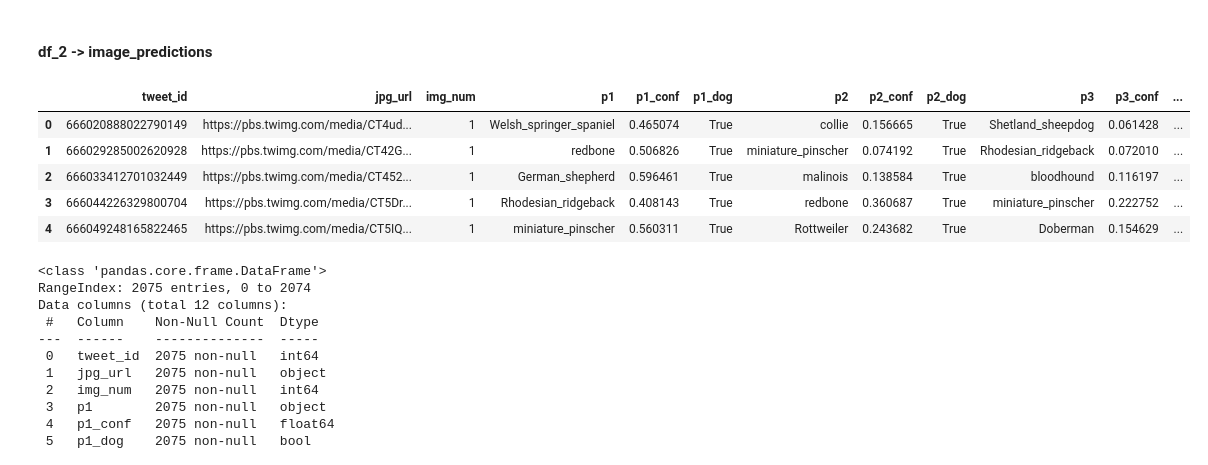
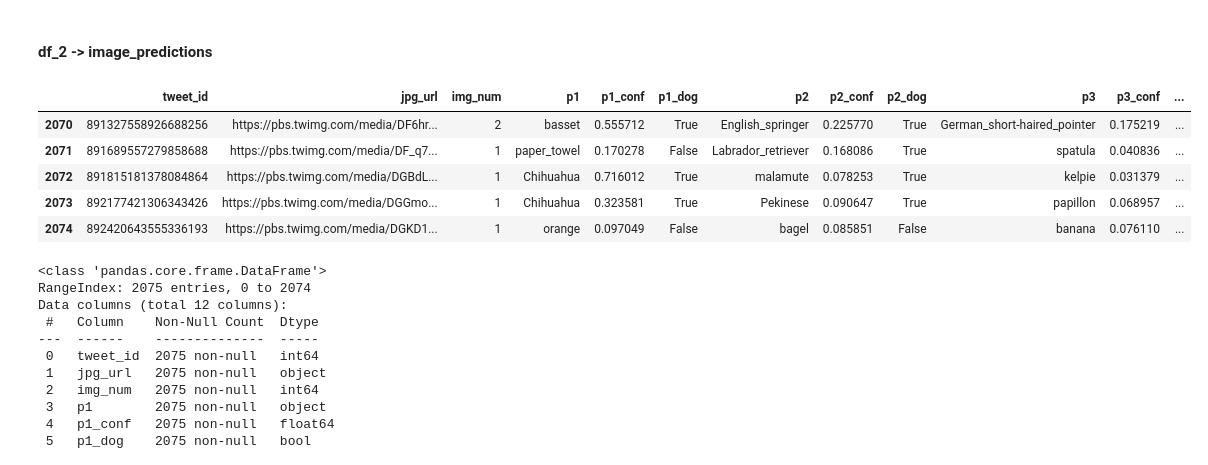
Before and after one commit to Reganmatics/Udacity_WeRateDogs_project, a Jupyter notebook: wrangle_act.ipynb, the cells around one changed output. Cells and saved outputs as stored; diff of their text form; code cells hidden in the pictures.

```diff
--- a/wrangle_act.ipynb
+++ b/wrangle_act.ipynb
@@ -246,14 +268,14 @@ Name: name, Length: 957, dtype: int64
 # %% [markdown]
 #### df_2 -> image_predictions
 # %%
-df_2.head()
+df_2.tail()
 # %% [output]
 |  | tweet_id | jpg_url | img_num | p1 | p1_conf | p1_dog | p2 | p2_conf | p2_dog | p3 | p3_conf | ... |
-| 0 | 666020888022790149 | https://pbs.twimg.com/media/CT4ud... | 1 | Welsh_springer_spaniel | 0.465074 | True | collie | 0.156665 | True | Shetland_sheepdog | 0.061428 | ... |
-| 1 | 666029285002620928 | https://pbs.twimg.com/media/CT42G... | 1 | redbone | 0.506826 | True | miniature_pinscher | 0.074192 | True | Rhodesian_ridgeback | 0.072010 | ... |
-| 2 | 666033412701032449 | https://pbs.twimg.com/media/CT452... | 1 | German_shepherd | 0.596461 | True | malinois | 0.138584 | True | bloodhound | 0.116197 | ... |
-| 3 | 666044226329800704 | https://pbs.twimg.com/media/CT5Dr... | 1 | Rhodesian_ridgeback | 0.408143 | True | redbone | 0.360687 | True | miniature_pinscher | 0.222752 | ... |
-| 4 | 666049248165822465 | https://pbs.twimg.com/media/CT5IQ... | 1 | miniature_pinscher | 0.560311 | True | Rottweiler | 0.243682 | True | Doberman | 0.154629 | ... |
+| 2070 | 891327558926688256 | https://pbs.twimg.com/media/DF6hr... | 2 | basset | 0.555712 | True | English_springer | 0.225770 | True | German_short-haired_pointer | 0.175219 | ... |
+| 2071 | 891689557279858688 | https://pbs.twimg.com/media/DF_q7... | 1 | paper_towel | 0.170278 | False | Labrador_retriever | 0.168086 | True | spatula | 0.040836 | ... |
+| 2072 | 891815181378084864 | https://pbs.twimg.com/media/DGBdL... | 1 | Chihuahua | 0.716012 | True | malamute | 0.078253 | True | kelpie | 0.031379 | ... |
+| 2073 | 892177421306343426 | https://pbs.twimg.com/media/DGGmo... | 1 | Chihuahua | 0.323581 | True | Pekinese | 0.090647 | True | papillon | 0.068957 | ... |
+| 2074 | 892420643555336193 | https://pbs.twimg.com/media/DGKD1... | 1 | orange | 0.097049 | False | bagel | 0.085851 | False | banana | 0.076110 | ... |
 # %%
 df_2.info()
 # %% [output]
```
Also changed, not shown: parts of 74 cells of this notebook, 1 other file.
